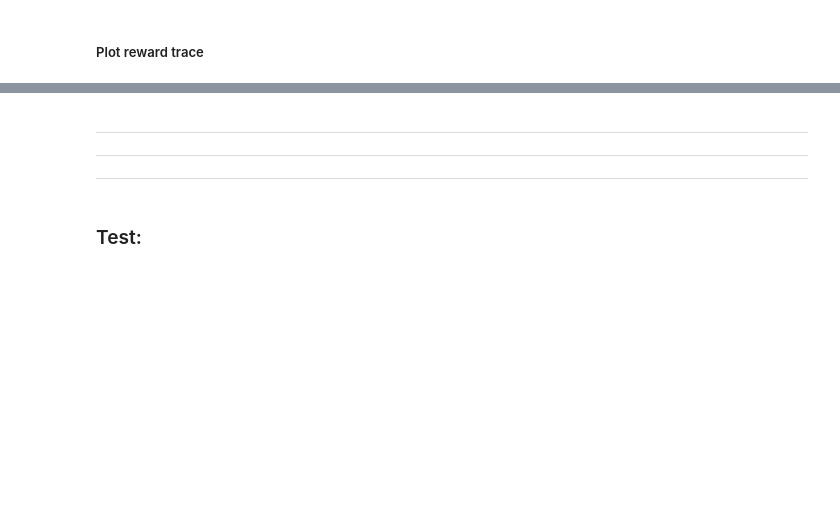
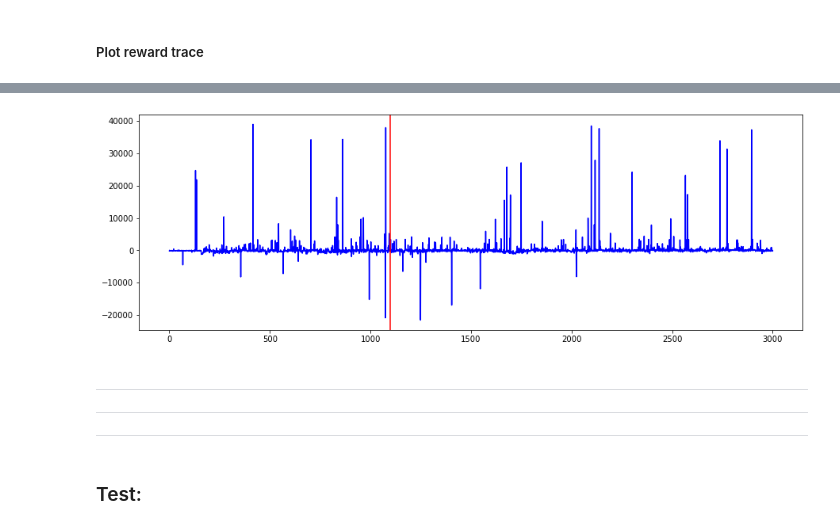
Before and after one commit to willarliss/Trade-Bot-2, a Jupyter notebook: train__tts.ipynb, the cells around one changed output, grey strips where cells are left out. Cells and saved outputs as stored; diff of their text form; code cells hidden in the pictures; blank space fills up the shorter version.

```diff
--- a/train__tts.ipynb
+++ b/train__tts.ipynb
@@ -301,10 +312,12 @@ plt.show()
 # %%
 plt.figure(figsize=(15,5))
 
 plt.plot(reward_trace['sum_episode_reward'], 'b')
-plt.axvline(2250, c='r')
+plt.axvline(1100, c='r')
 
 plt.show()
+# %% [output]
+[figure, added]
 # %% [markdown]
 ---
 ---
```
Also changed, not shown: parts of 18 cells of this notebook, 16 other files.
